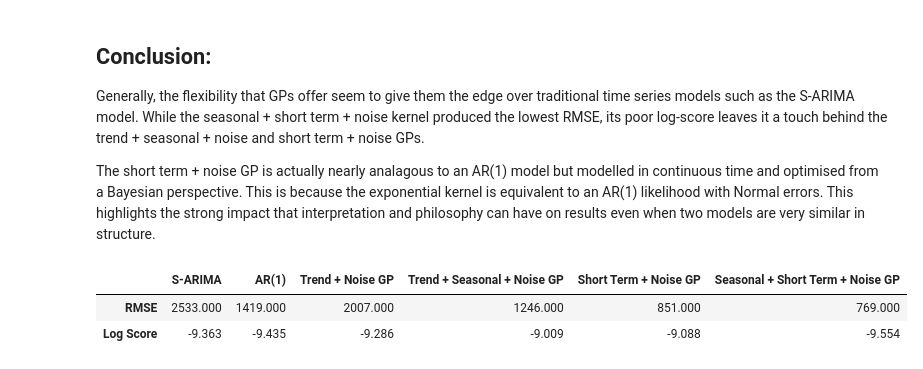
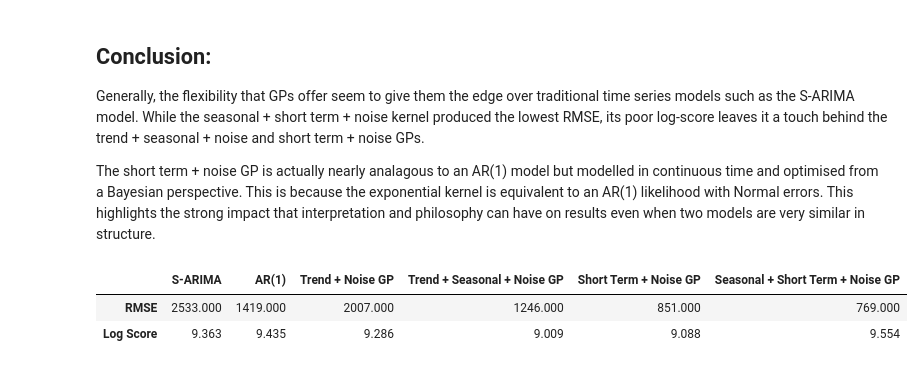
Before and after one commit to charlieollerenshaw/st451-project, a Jupyter notebook: tradebalanceregression.ipynb, the cells around one changed output. Cells and saved outputs as stored; diff of their text form; code cells hidden in the pictures.

Commit message:
Update plots and change log score definition

```diff
--- a/tradebalanceregression.ipynb
+++ b/tradebalanceregression.ipynb
@@ -662,20 +680,20 @@ Generally, the flexibility that GPs offer seem to give them the edge over tradit
 The short term + noise GP is actually nearly analagous to an AR(1) model but modelled in continuous time and optimised from a Bayesian perspective. This is because the exponential kernel is equivalent to an AR(1) likelihood with Normal errors. This highlights the strong impact that interpretation and philosophy can have on results even when two models are very similar in structure.
 # %%
 results = {
-    'S-ARIMA': {'RMSE': 2533, 'Log Score': -9.363},
-    'AR(1)': {'RMSE': 1419, 'Log Score': -9.435},
-    'Trend + Noise GP': {'RMSE': 2007, 'Log Score': -9.286},
-    'Trend + Seasonal + Noise GP': {'RMSE': 1246, 'Log Score': -9.009},
-    'Short Term + Noise GP': {'RMSE': 851, 'Log Score': -9.088},
-    'Seasonal + Short Term + Noise GP': {'RMSE': 769, 'Log Score': -9.554},
+    'S-ARIMA': {'RMSE': 2533, 'Log Score': 9.363},
+    'AR(1)': {'RMSE': 1419, 'Log Score': 9.435},
+    'Trend + Noise GP': {'RMSE': 2007, 'Log Score': 9.286},
+    'Trend + Seasonal + Noise GP': {'RMSE': 1246, 'Log Score': 9.009},
+    'Short Term + Noise GP': {'RMSE': 851, 'Log Score': 9.088},
+    'Seasonal + Short Term + Noise GP': {'RMSE': 769, 'Log Score': 9.554},
 }
 
 # Create DataFrame
 df = pd.DataFrame(results)
 
 # Display table
 df
 # %% [output]
 |  | S-ARIMA | AR(1) | Trend + Noise GP | Trend + Seasonal + Noise GP | Short Term + Noise GP | Seasonal + Short Term + Noise GP |
 | RMSE | 2533.000 | 1419.000 | 2007.000 | 1246.000 | 851.000 | 769.000 |
-| Log Score | -9.363 | -9.435 | -9.286 | -9.009 | -9.088 | -9.554 |
+| Log Score | 9.363 | 9.435 | 9.286 | 9.009 | 9.088 | 9.554 |
```
Also changed, not shown: parts of 13 cells of this notebook.
